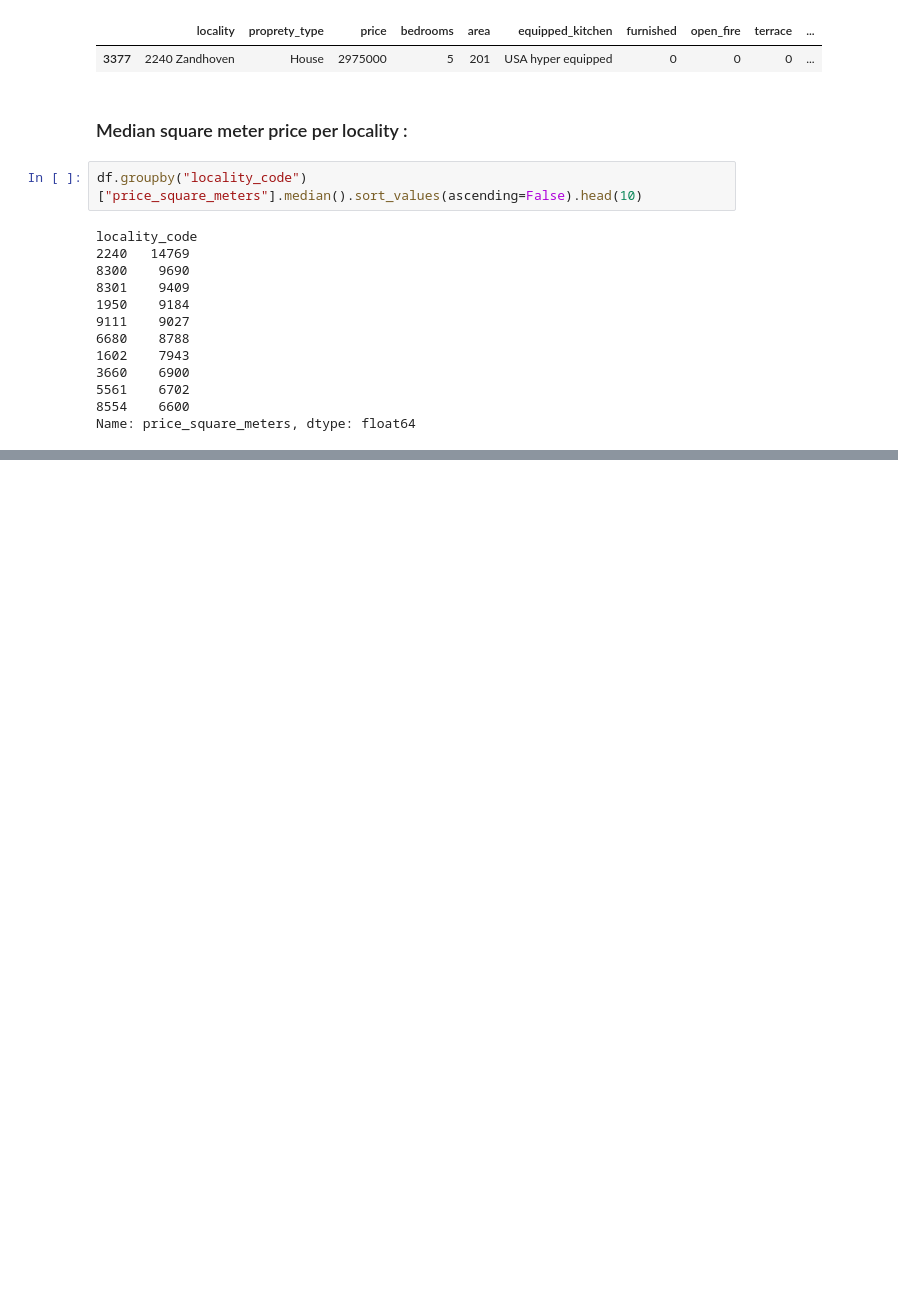
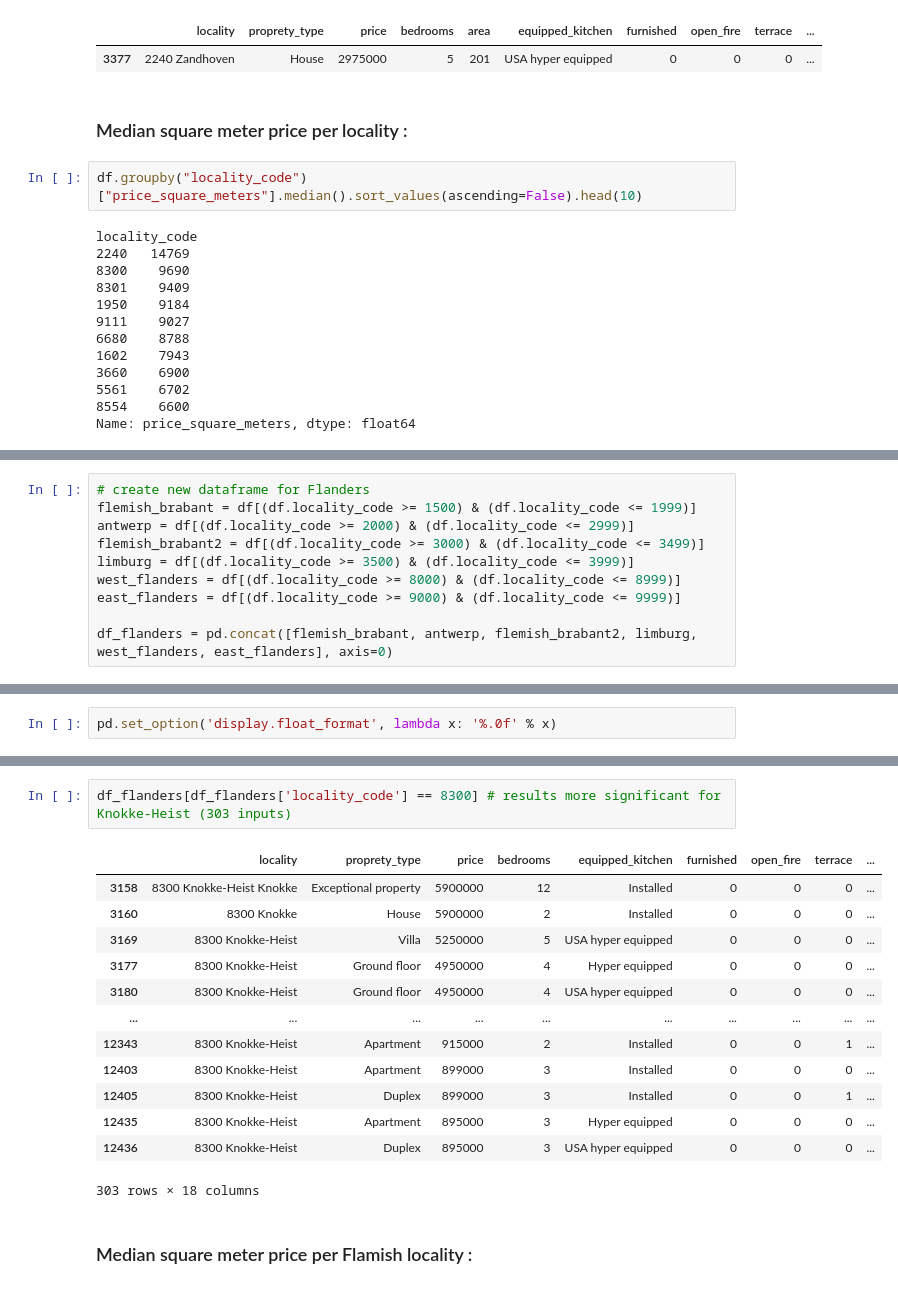
Before and after one commit to adityachugh02/challenge-data-analysis, a Jupyter notebook: most_exp_belgium_flanders.ipynb, the cells around one changed output, grey strips where cells are left out. Drawn from its saved outputs; the diff is of its cells as text; blank space fills up the shorter version.

```diff
--- a/most_expensive_municipalities_belgium.ipynb
+++ b/most_exp_belgium_flanders.ipynb
@@ -245,0 +254,10 @@ df[df['locality_code'] == "8300"]
+# %%
+# create new dataframe for Flanders
+flemish_brabant = df[(df.locality_code >= 1500) & (df.locality_code <= 1999)]
+antwerp = df[(df.locality_code >= 2000) & (df.locality_code <= 2999)]
+flemish_brabant2 = df[(df.locality_code >= 3000) & (df.locality_code <= 3499)]
+limburg = df[(df.locality_code >= 3500) & (df.locality_code <= 3999)]
+west_flanders = df[(df.locality_code >= 8000) & (df.locality_code <= 8999)]
+east_flanders = df[(df.locality_code >= 9000) & (df.locality_code <= 9999)]
+
+df_flanders = pd.concat([flemish_brabant, antwerp, flemish_brabant2, limburg, west_flanders, east_flanders], axis=0)
@@ -245,0 +275,2 @@ df[df['locality_code'] == "8300"]
+# %%
+pd.set_option('display.float_format', lambda x: '%.0f' % x)
@@ -245,0 +348,18 @@ df[df['locality_code'] == "8300"]
+# %%
+df_flanders[df_flanders['locality_code'] == 8300] # results more significant for Knokke-Heist (303 inputs)
+# %% [output]
+|  | locality | proprety_type | price | bedrooms | equipped_kitchen | furnished | open_fire | terrace | ... |
+| 3158 | 8300 Knokke-Heist Knokke | Exceptional property | 5900000 | 12 | Installed | 0 | 0 | 0 | ... |
+| 3160 | 8300 Knokke | House | 5900000 | 2 | Installed | 0 | 0 | 0 | ... |
+| 3169 | 8300 Knokke-Heist | Villa | 5250000 | 5 | USA hyper equipped | 0 | 0 | 0 | ... |
+| 3177 | 8300 Knokke-Heist | Ground floor | 4950000 | 4 | Hyper equipped | 0 | 0 | 0 | ... |
+| 3180 | 8300 Knokke-Heist | Ground floor | 4950000 | 4 | USA hyper equipped | 0 | 0 | 0 | ... |
+| ... | ... | ... | ... | ... | ... | ... | ... | ... | ... |
+| 12343 | 8300 Knokke-Heist | Apartment | 915000 | 2 | Installed | 0 | 0 | 1 | ... |
+| 12403 | 8300 Knokke-Heist | Apartment | 899000 | 3 | Installed | 0 | 0 | 0 | ... |
+| 12405 | 8300 Knokke-Heist | Duplex | 899000 | 3 | Installed | 0 | 0 | 1 | ... |
+| 12435 | 8300 Knokke-Heist | Apartment | 895000 | 3 | Hyper equipped | 0 | 0 | 0 | ... |
+| 12436 | 8300 Knokke-Heist | Duplex | 895000 | 3 | USA hyper equipped | 0 | 0 | 0 | ... |
+303 rows × 18 columns
+# %% [markdown]
+### Median square meter price per Flamish locality :
```
Also changed, not shown: parts of 28 cells of this notebook.
